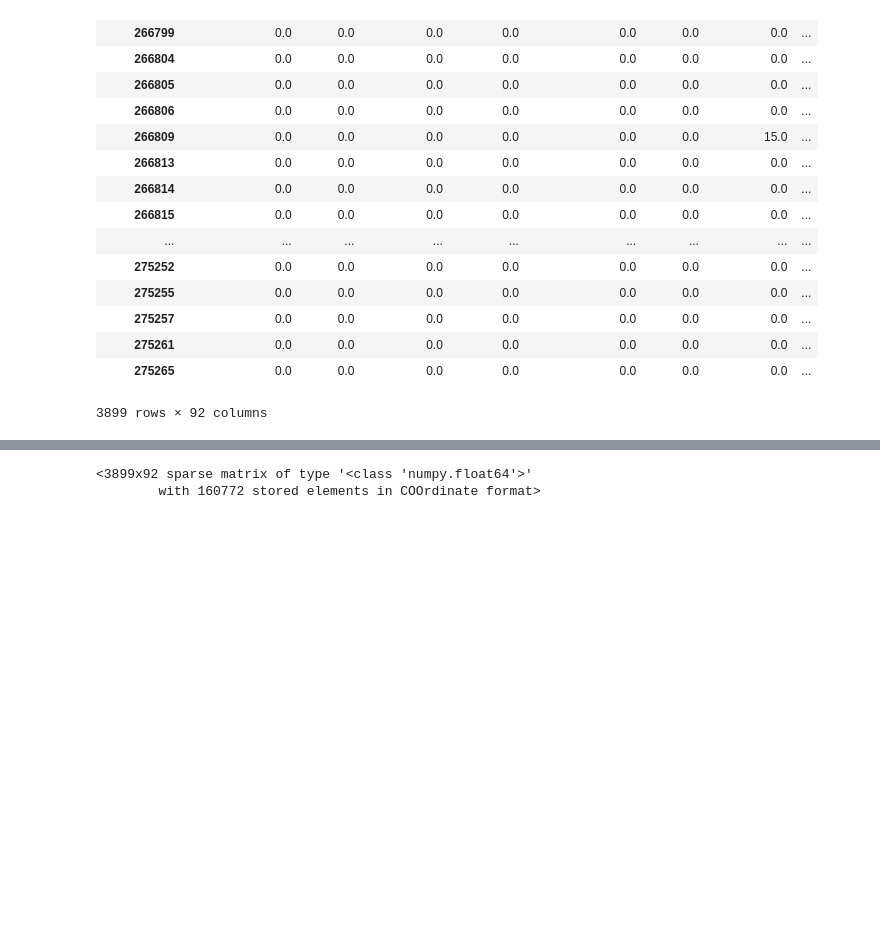
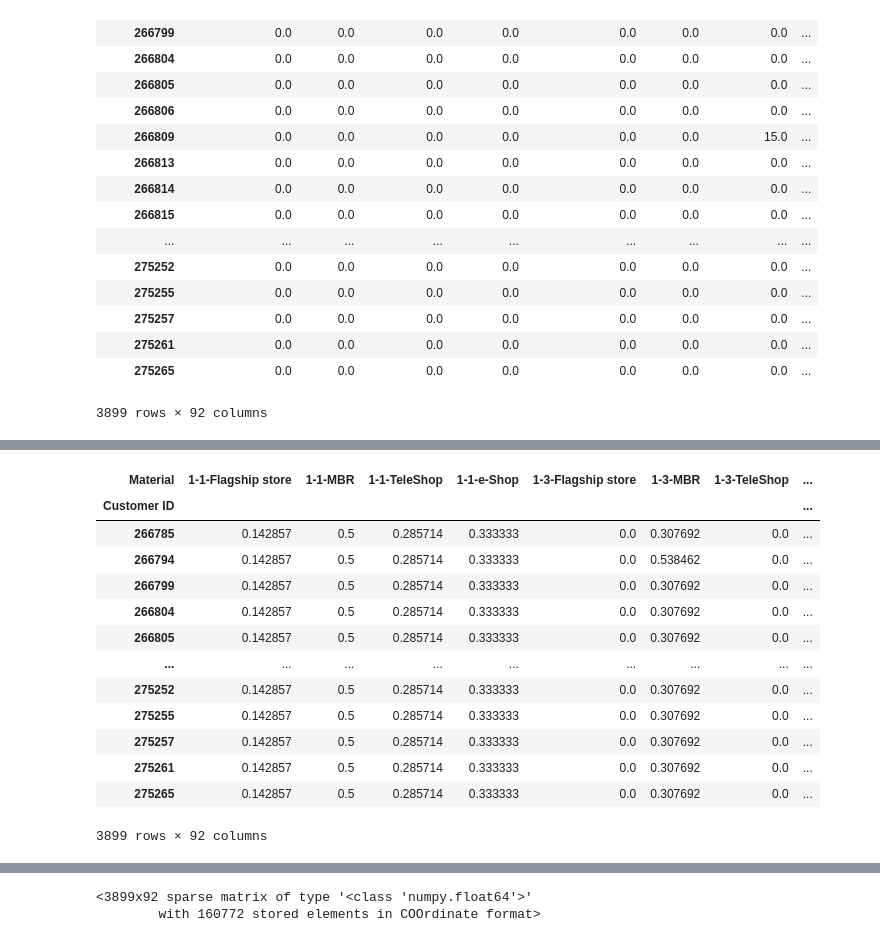
Before and after one commit to Meiker28/Recommendation-System, a Jupyter notebook: Recommendation Engine.ipynb, the cells around one changed output, grey strips where cells are left out. Cells and saved outputs as stored; diff of their text form; code cells hidden in the pictures; blank space fills up the shorter version.

```diff
--- a/Recommendation Engine.ipynb
+++ b/Recommendation Engine.ipynb
@@ -543,0 +725,17 @@ item_category_scaled.columns = item_category.columns
+# %%
+interactions_scaled
+# %% [output]
+| Material | 1-1-Flagship store | 1-1-MBR | 1-1-TeleShop | 1-1-e-Shop | 1-3-Flagship store | 1-3-MBR | 1-3-TeleShop | ... |
+| Customer ID |  |  |  |  |  |  |  | ... |
+| 266785 | 0.142857 | 0.5 | 0.285714 | 0.333333 | 0.0 | 0.307692 | 0.0 | ... |
+| 266794 | 0.142857 | 0.5 | 0.285714 | 0.333333 | 0.0 | 0.538462 | 0.0 | ... |
+| 266799 | 0.142857 | 0.5 | 0.285714 | 0.333333 | 0.0 | 0.307692 | 0.0 | ... |
+| 266804 | 0.142857 | 0.5 | 0.285714 | 0.333333 | 0.0 | 0.307692 | 0.0 | ... |
+| 266805 | 0.142857 | 0.5 | 0.285714 | 0.333333 | 0.0 | 0.307692 | 0.0 | ... |
+| ... | ... | ... | ... | ... | ... | ... | ... | ... |
+| 275252 | 0.142857 | 0.5 | 0.285714 | 0.333333 | 0.0 | 0.307692 | 0.0 | ... |
+| 275255 | 0.142857 | 0.5 | 0.285714 | 0.333333 | 0.0 | 0.307692 | 0.0 | ... |
+| 275257 | 0.142857 | 0.5 | 0.285714 | 0.333333 | 0.0 | 0.307692 | 0.0 | ... |
+| 275261 | 0.142857 | 0.5 | 0.285714 | 0.333333 | 0.0 | 0.307692 | 0.0 | ... |
+| 275265 | 0.142857 | 0.5 | 0.285714 | 0.333333 | 0.0 | 0.307692 | 0.0 | ... |
+3899 rows × 92 columns
```
Also changed, not shown: parts of 34 cells of this notebook.
